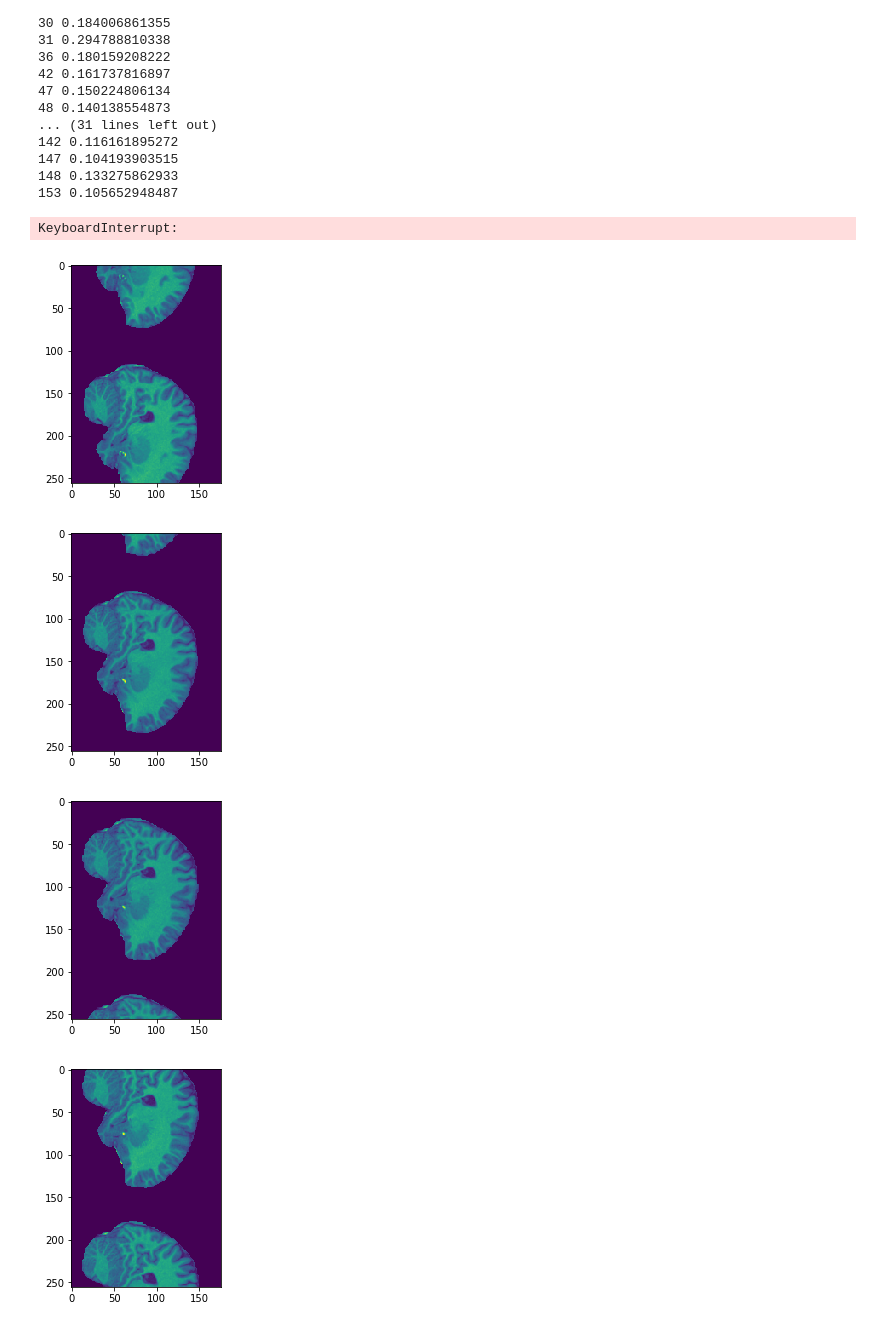
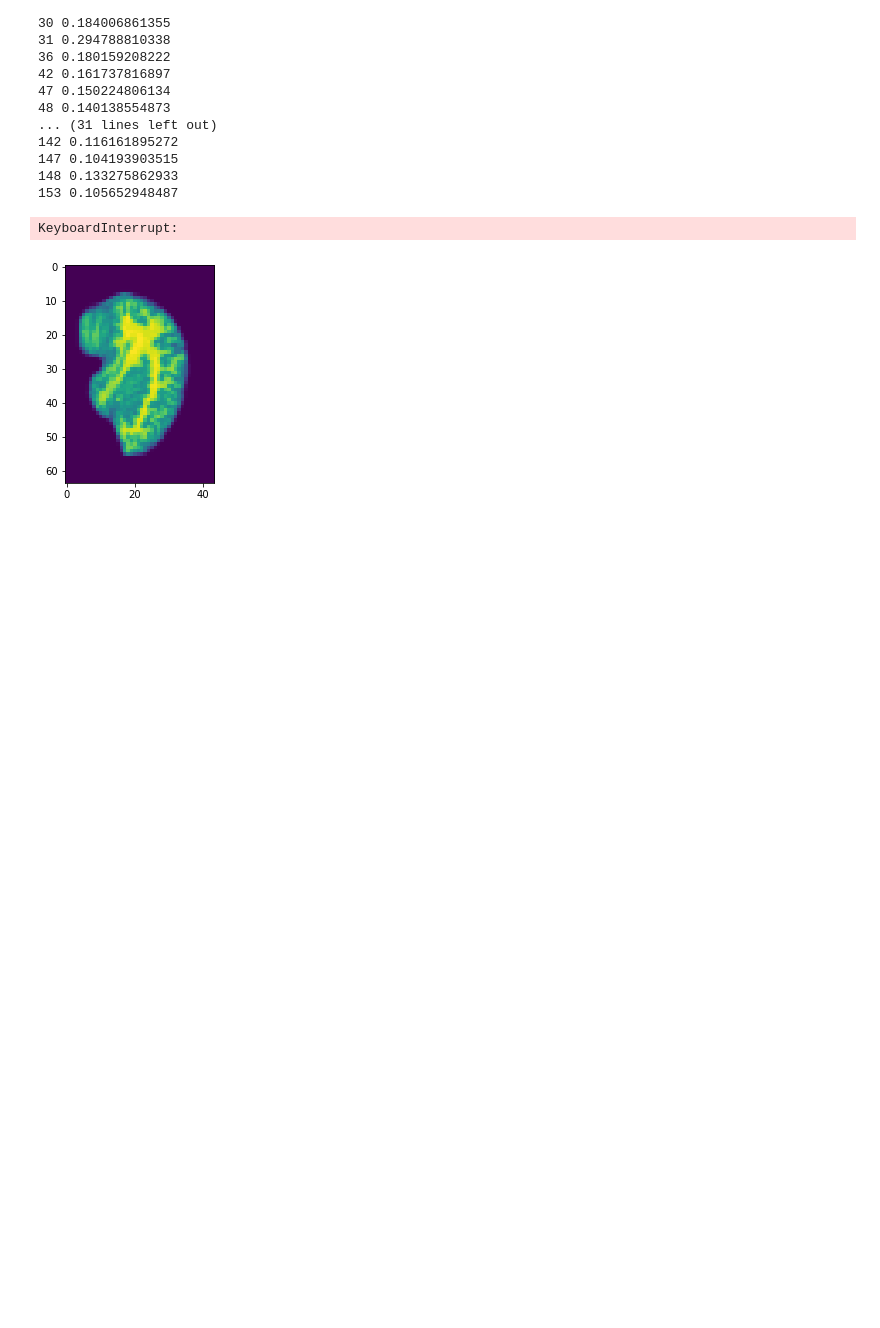
Before and after one commit to fdelia/ETH-machine-learning-course, a Jupyter notebook: Exploratory data analysis.ipynb, the cells around one changed output. Saved outputs shown, nothing was run; the diff lists cells and outputs as text; code cells hidden in the pictures; blank space fills up the shorter version.

```diff
--- a/Exploratory data analysis.ipynb
+++ b/Exploratory data analysis.ipynb
@@ -100,7 +101,7 @@ plt.legend()
 plt.show()
 # %%
 # For some slices (columns) through all rows compute std
-l = 62
+l = 64
 num_bins = int(len(X_train[0][672000 : -786000]) / l)
 means = []
 for i in range(0, len(X_train)):
@@ -112,3 +113,11 @@ for i in range(0, len(X_train)):
 col_std = []
 for col in np.array(means).T:
     col_std.append(np.std(col))
+
+# Save the indexes of the columns where std=0 for the means
+col_std = np.array(col_std)
+list((col_std == 0))
+zero_std_ind = np.where(col_std==0)[0]
+np.savetxt('data/zero_std_ind_'+str(l)+'.csv', zero_std_ind, delimiter=',')
+
+print(len(zero_std_ind), 'are zero of', len(col_std), ', used len:', l)
@@ -161,33 +162,35 @@ KeyboardInterrupt:
 # %%
 # Find out what the list of values was
 # 0s at beginning: 672390 , 0s at end: 786303
 # greatest common divider: 9, other common divider 3
 # so the values may be rgb pixels, but probably
 # divisors of len(row) = 6443008
 # ... | 1024 | 1144 | 1408 | 1573 | 1664 | 1936 | 2048 | 2288 | 2816 | 3146 | 3328 | 3872 | 4096 | 4576 | 5632 | 6292 | 6656 | 7744 | 9152 | 11264 | 12584 | 13312 | 15488 | 18304 | 22528 | 25168 | 26624 | 30976 | 36608 | 45056 | 50336 | 53248 | 61952 | 73216 | 100672 | 123904 | 146432 | 201344 | 247808 | 292864 | 402688 | 495616 | 585728 | 805376 | 1610752 | 3221504 | 6443008 (78 divisors)
+# => image has shape 208 * 176 * 176
 divisors = "104 | 121 | 128 | 143 | 176 | 208 | 242 | 256 | 286 | 352 | 416 | 484 | 512 | 572 | 704 | 832 | 968 | 1024 | 1144 | 1408 | 1573 | 1664 | 1936 | 2048 | 2288 | 2816 | 3146 | 3328 | 3872 | 4096 | 4576 | 5632 | 6292 | 6656 | 7744 | 9152 | 11264 | 12584 | 13312 | 15488 | 18304 | 22528 | 25168 | 26624 | 30976 | 36608 | 45056 | 50336 | 53248 | 61952 | 73216 | 100672 | 123904 | 146432 | 201344".split(' | ')
 row = X_train[0]
-for i, val in enumerate(row[::-1]):
-    break
-    if val > 0:
-        print(i)
-        break
-for d in [2816]:#divisors:
+for d in divisors:
     break
     ll = int(d)
     print(ll)
     hh = int(len(row)/ll)
     plt.imshow(np.split(row, hh))
     plt.show()
 
-for i in range(50, 55):
-    row = X_train[0][i*(256 * 176) : (i+1) * (256 * 176)]
-    plt.imshow(np.split(row, 256))
+#6443008 / 256 / 176
+hh = 208 # height
+images = np.split(X_train[0], 176)
+for i in range(50, 52):
+    break
+    #row = X_train[0][i*(hh * 176) : (i+1) * (hh * 176)]
+    image = np.split(images[i], hh)
+
+    plt.imshow(imresize(image, 0.2))
     plt.show()
 
-#6443008 / 256 / 176
+#print(len(images[0]) * (0.2)**2 * 90)
+plt.imshow(imresize(image, (64, 44))) # 64 * 44 * 44
+plt.show()
+#(6443008 / 100000)**(1/3)
 # %% [output]
-[figure, old version]
+[figure, new version]
-[figure, removed]
-[figure, removed]
-[figure, removed]
```
Also changed, not shown: parts of 5 cells of this notebook.
